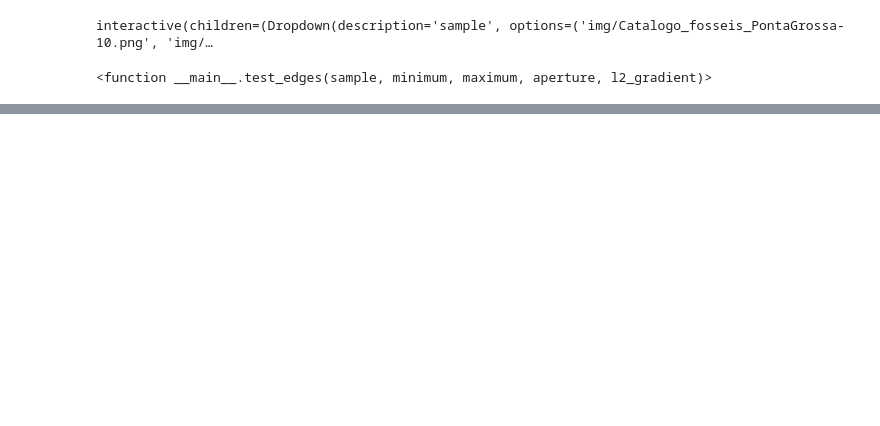
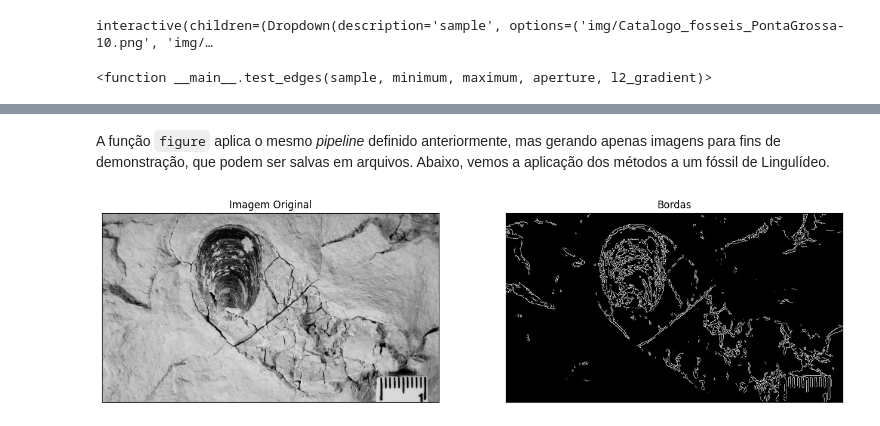
Before and after one commit to henrieger/ta1-visao, a Jupyter notebook: TA1.ipynb, the cells around one changed output, grey strips where cells are left out. Cells and saved outputs as stored; diff of their text form; code cells hidden in the pictures; blank space fills up the shorter version.

```diff
--- a/TA1.ipynb
+++ b/TA1.ipynb
@@ -82,13 +86,18 @@ interactive(children=(Dropdown(description='sample', options=('img/Catalogo_foss
 # %%
-def threshold(img, thresh):
-    return cv.threshold(img, thresh, 255, cv.THRESH_BINARY)[1]
+def threshold(img, thresh, invert=False):
+    def inv(img):
+        return (255-img)
+    new_img = cv.threshold(img, thresh, 255, cv.THRESH_BINARY)[1]
+    return inv(new_img) if invert else new_img
 
 def test_threshold(sample, thresh):
     img = get_img(sample)
     tsh = threshold(img, thresh)
-    fig, axes = plt.subplots(1, 2)
+    inv_tsh = threshold(img, thresh, True)
+    fig, axes = plt.subplots(1, 3, figsize=(16,9))
     axes[0].imshow(img, 'gray')
     axes[1].imshow(tsh, 'gray')
+    axes[2].imshow(inv_tsh, 'gray')
 
 interactive(test_threshold, sample=samples, thresh=IntSlider(min=0, max=255, value=100))
 # %% [output]
@@ -169,0 +178,29 @@ interactive(children=(Dropdown(description='sample', options=('img/Catalogo_foss
+# %% [markdown]
+A função `figure` aplica o mesmo *pipeline* definido anteriormente, mas gerando apenas imagens para fins de demonstração, que podem ser salvas em arquivos. Abaixo, vemos a aplicação dos métodos a um fóssil de Lingulídeo.
+# %%
+filename = 'teste'
+
+def figure(sample, d, sigma, gamma, thresh, invert_thresh, edge_min, edge_max, aperture, l2_gradient):
+    img = get_img(sample)
+    gamma = gamma_correction(img, gamma)
+    bl = bilateral_filter(gamma, d, sigma)
+    tsh = threshold(bl, thresh, invert_thresh)
+    edg = edges(gamma, edge_min, edge_max, aperture, l2_gradient)
+
+    plt.figure(figsize=(16,8))
+
+    plt.subplot(121)
+    plt.title('Imagem Original')
+    plt.xticks([]), plt.yticks([])
+    plt.imshow(img, 'gray')
+
+    plt.subplot(122)
+    plt.title('Bordas')
+    plt.xticks([]), plt.yticks([])
+    plt.imshow(tsh*edg, 'gray')
+
+    # plt.savefig(filename)
+
+figure('img/Catalogo_fosseis_PontaGrossa-34.png', 9, 150, 0.7, 100, True, 100, 190, 3, True)
+# %% [output]
+[figure, added]
```
Also changed, not shown: parts of 14 cells of this notebook, 1 other file.
